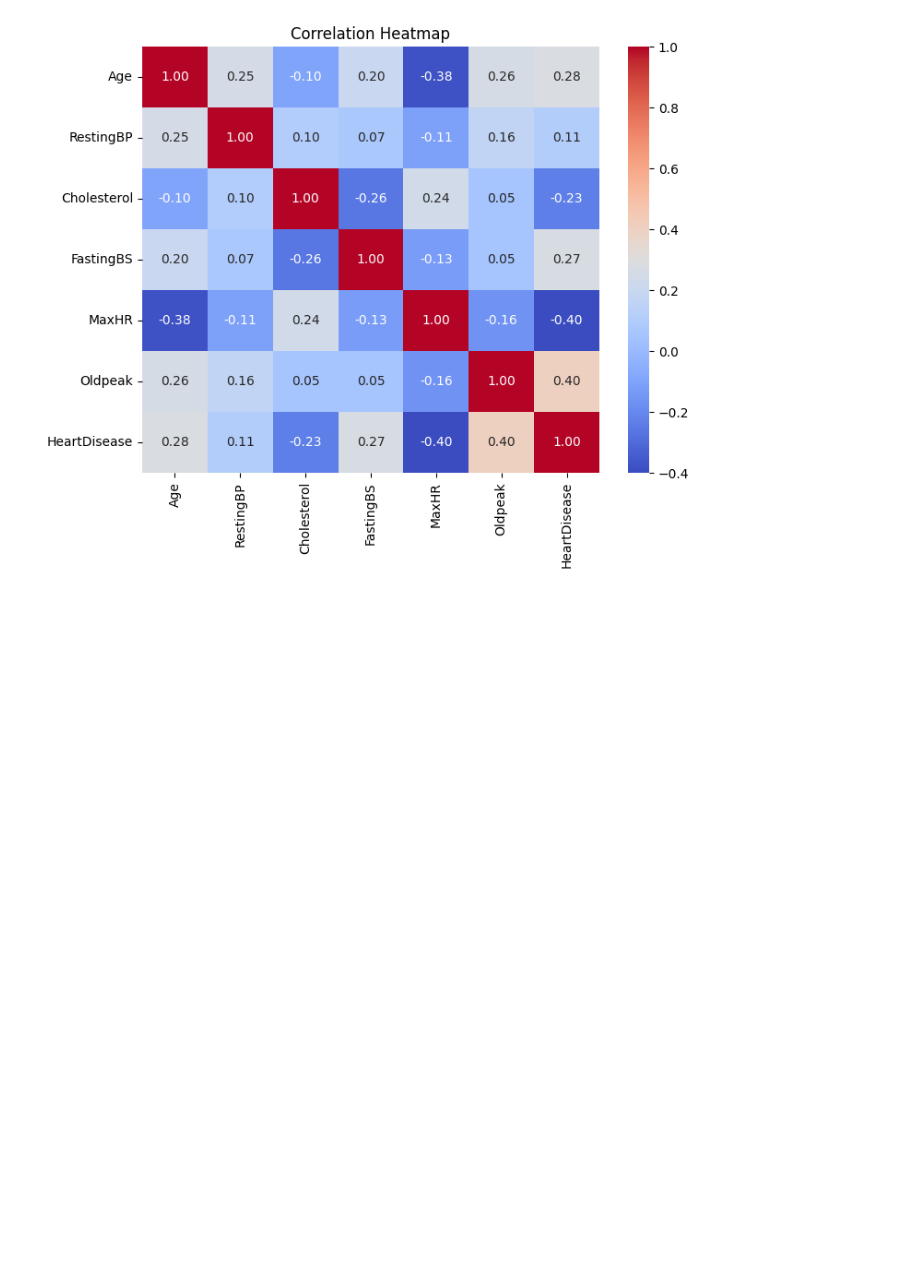
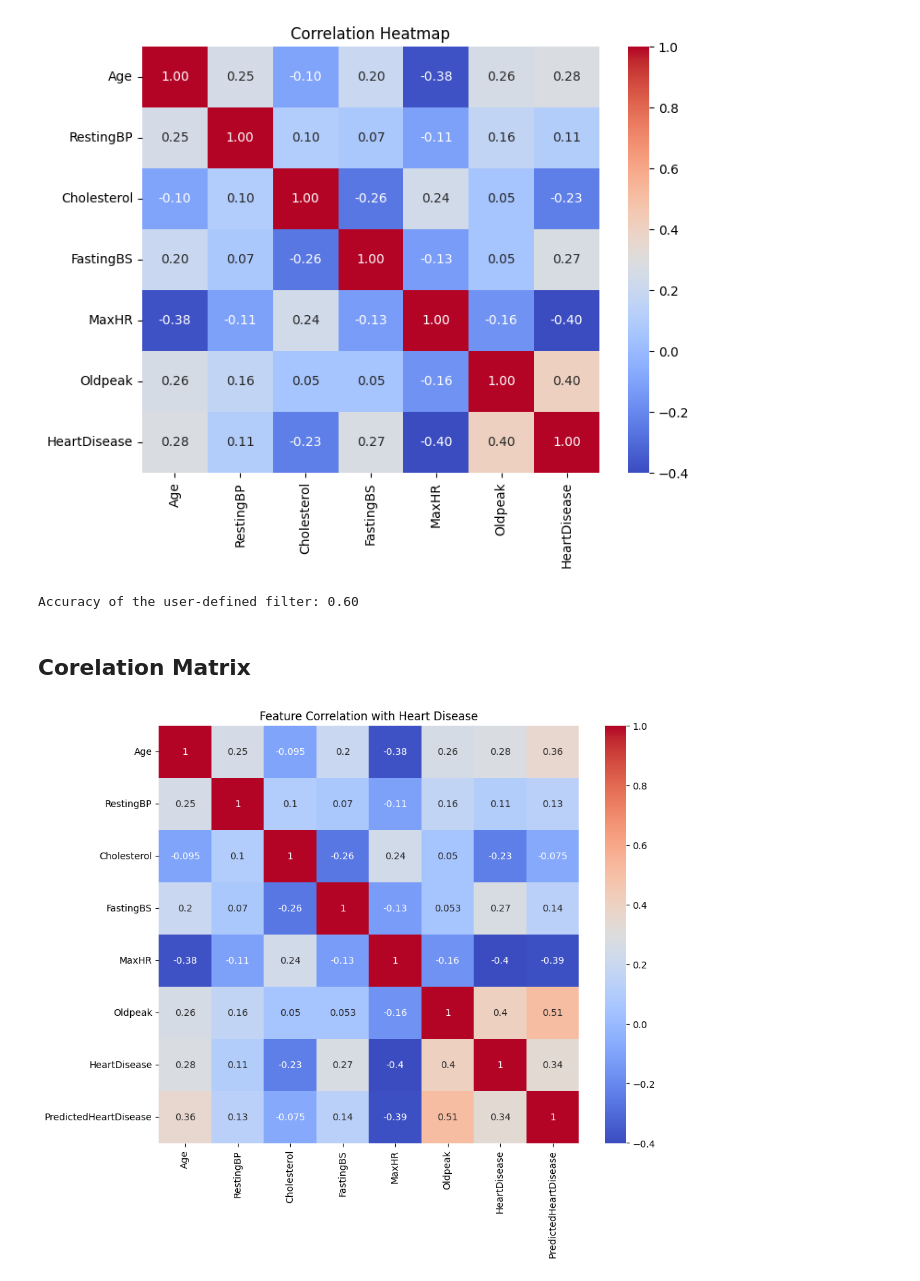
Before and after one commit to Habtom1999/Data-Analytics-Capstone, a Jupyter notebook: Data Preparation.ipynb, the cells around one changed output. Saved outputs shown, nothing was run; the diff lists cells and outputs as text; code cells hidden in the pictures; blank space fills up the shorter version.

```diff
--- a/Data Preparation.ipynb
+++ b/Data Preparation.ipynb
@@ -182,3 +182,37 @@ plt.title("Correlation Heatmap")
 plt.show()
 # %% [output]
 [figure]
+# %%
+def heart_disease_filter(row):
+    # Define conditions based on EDA insights (example conditions)
+    if row['Age'] > 50 and row['Oldpeak'] > 1.0 and row['MaxHR'] < 140:
+        return 1  # Likely to have heart disease
+    else:
+        return 0  # Less likely to have heart disease
+
+# Apply the filter to the dataset
+df['PredictedHeartDisease'] = df.apply(heart_disease_filter, axis=1)
+# %%
+from sklearn.metrics import accuracy_score
+
+accuracy = accuracy_score(df['HeartDisease'], df['PredictedHeartDisease'])
+print(f'Accuracy of the user-defined filter: {accuracy:.2f}')
+# %% [output]
+Accuracy of the user-defined filter: 0.60
+# %% [markdown]
+## Corelation Matrix
+# %%
+import seaborn as sns
+import matplotlib.pyplot as plt
+
+# Select only the numeric columns for correlation
+numeric_df = df.select_dtypes(include=['float64', 'int64'])
+correlation = numeric_df.corr()
+
+# Plot the heatmap
+plt.figure(figsize=(10, 8))
+sns.heatmap(correlation, annot=True, cmap='coolwarm')
+plt.title("Feature Correlation with Heart Disease")
+plt.show()
+# %% [output]
+[figure, added]
```
Also changed, not shown: parts of 4 cells of this notebook.
